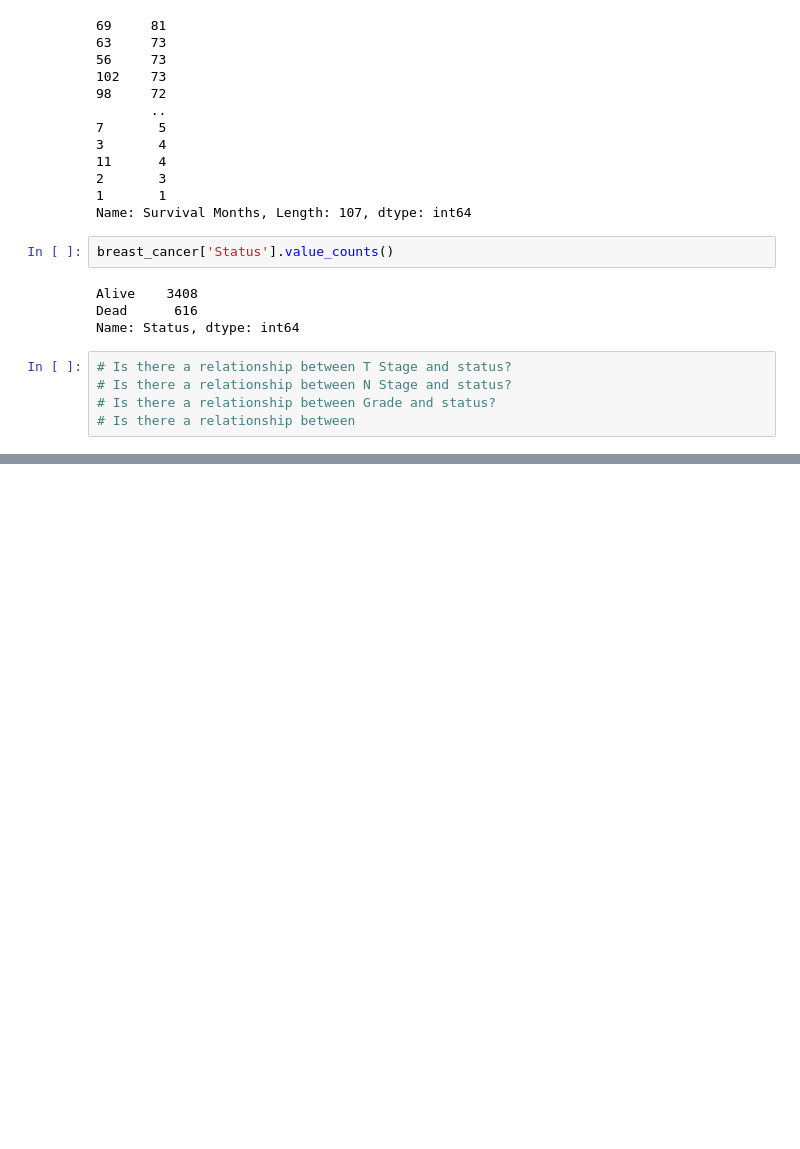
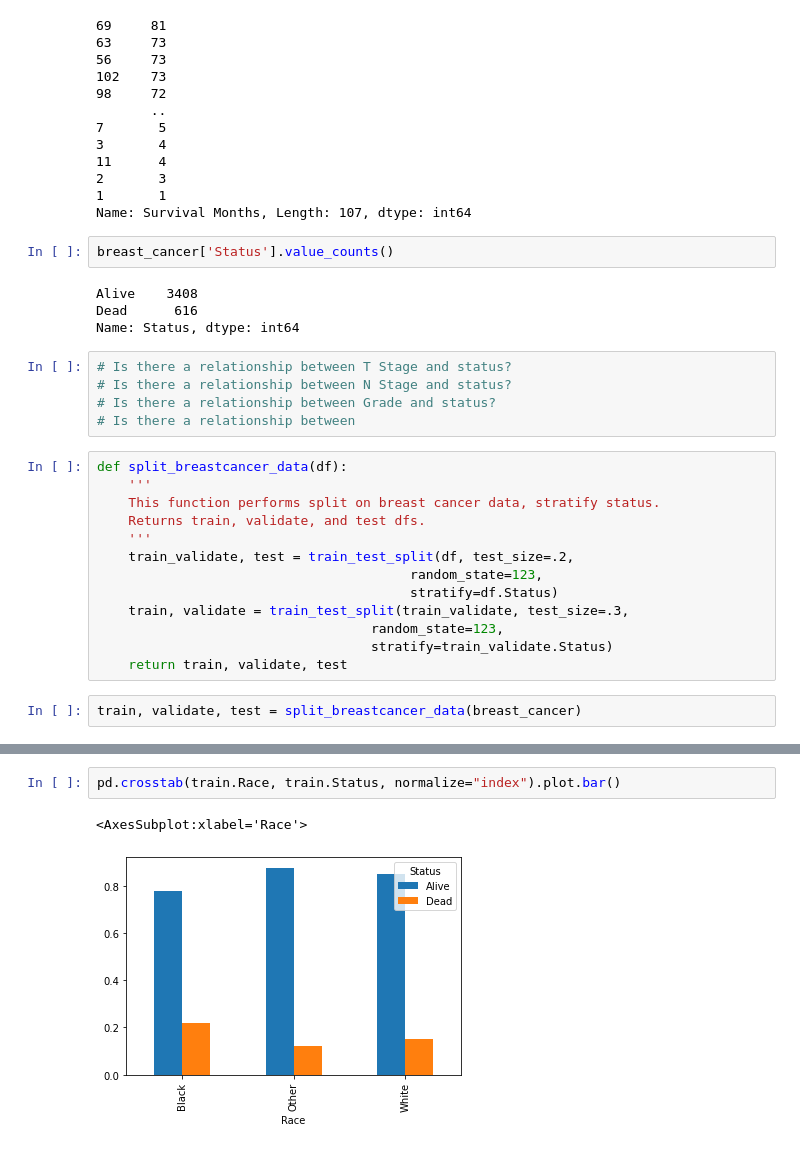
Before and after one commit to Kayfj41901/independent_projects, a Jupyter notebook: Breast Cancer Explore.ipynb, the cells around one changed output, grey strips where cells are left out. Saved outputs shown, nothing was run; the diff lists cells and outputs as text; blank space fills up the shorter version.

```diff
--- a/Breast Cancer Explore.ipynb
+++ b/Breast Cancer Explore.ipynb
@@ -210,3 +211,18 @@ Name: Status, dtype: int64
 # Is there a relationship between N Stage and status?
 # Is there a relationship between Grade and status?
 # Is there a relationship between
+# %%
+def split_breastcancer_data(df):
+    '''
+    This function performs split on breast cancer data, stratify status.
+    Returns train, validate, and test dfs.
+    '''
+    train_validate, test = train_test_split(df, test_size=.2,
+                                        random_state=123,
+                                        stratify=df.Status)
+    train, validate = train_test_split(train_validate, test_size=.3,
+                                   random_state=123,
+                                   stratify=train_validate.Status)
+    return train, validate, test
+# %%
+train, validate, test = split_breastcancer_data(breast_cancer)
@@ -212,0 +238,5 @@ Name: Status, dtype: int64
+# %%
+pd.crosstab(train.Race, train.Status, normalize="index").plot.bar()
+# %% [output]
+<AxesSubplot:xlabel='Race'>
+[figure, added]
```
Also changed, not shown: parts of 17 cells of this notebook.
